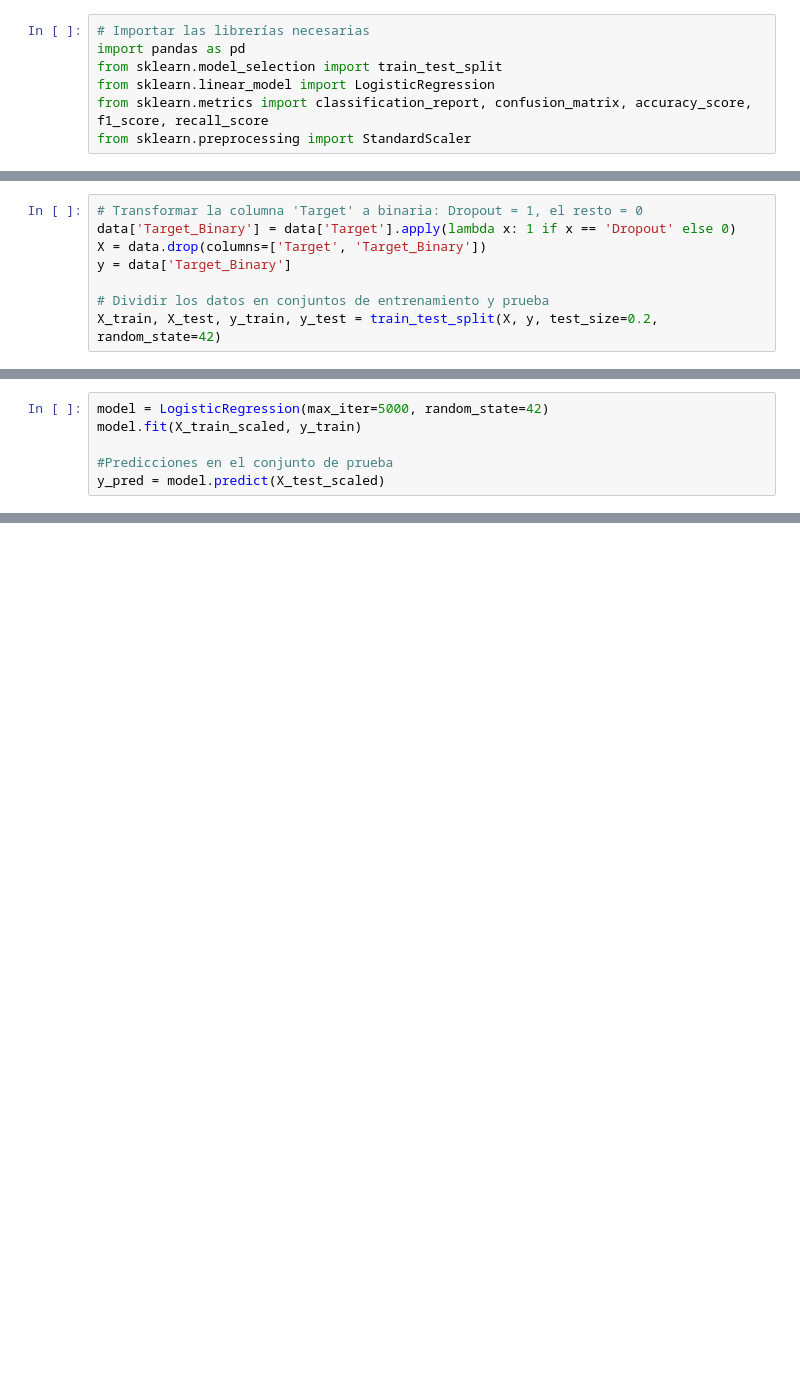
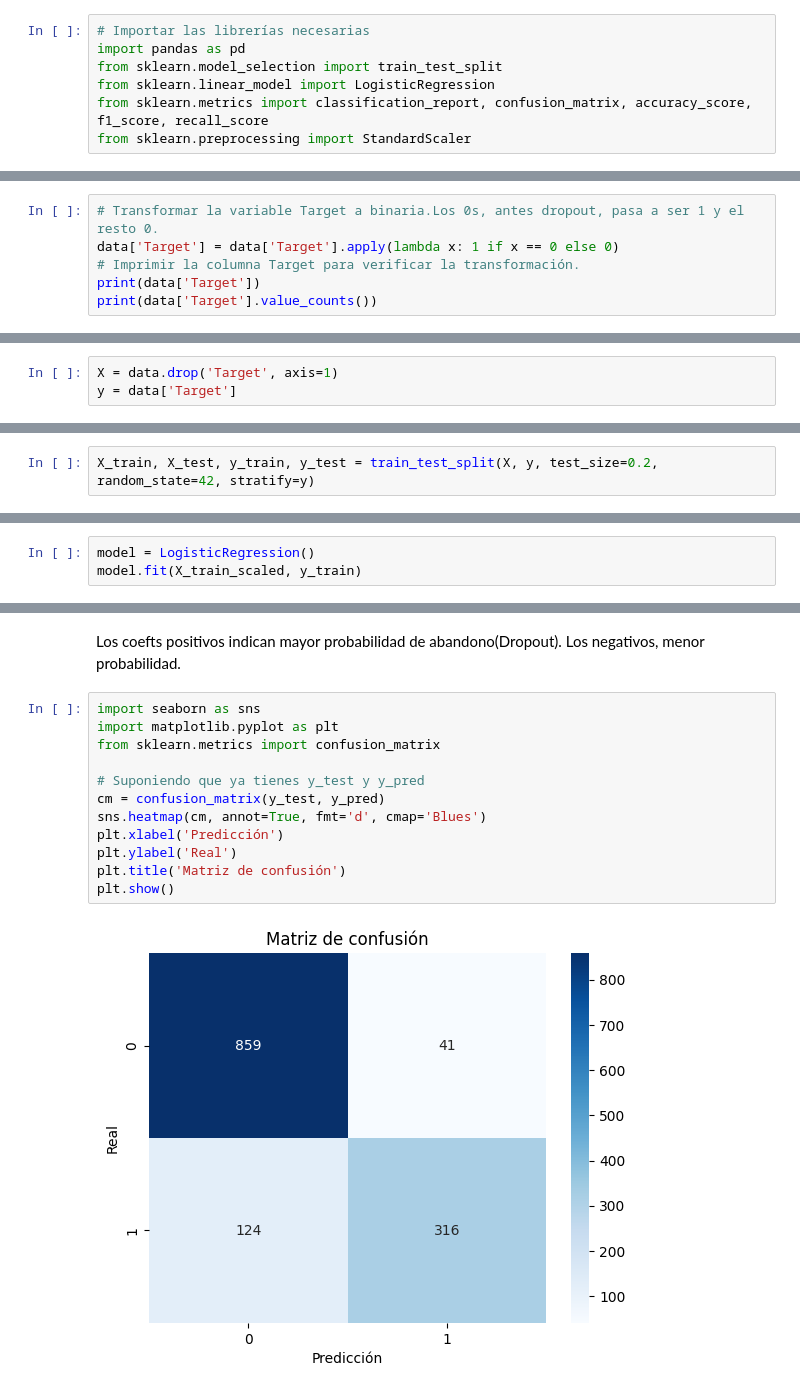
Before and after one commit to criissuarezzz/OriginofMusic, a Jupyter notebook: logistic_regression_analysis.ipynb, the cells around one changed output, grey strips where cells are left out. Saved outputs shown, nothing was run; the diff lists cells and outputs as text; blank space fills up the shorter version.

```diff
--- a/logistic_regression_analysis.ipynb
+++ b/logistic_regression_analysis.ipynb
@@ -22,8 +22,6 @@ Combertimos la columna Target a binaria.Haciendo Dropout=1 e =0 todo lo demás (
 # %%
-# Transformar la columna 'Target' a binaria: Dropout = 1, el resto = 0
-data['Target_Binary'] = data['Target'].apply(lambda x: 1 if x == 'Dropout' else 0)
-X = data.drop(columns=['Target', 'Target_Binary'])
-y = data['Target_Binary']
-
-# Dividir los datos en conjuntos de entrenamiento y prueba
-X_train, X_test, y_train, y_test = train_test_split(X, y, test_size=0.2, random_state=42)
+# Transformar la variable Target a binaria.Los 0s, antes dropout, pasa a ser 1 y el resto 0.
+data['Target'] = data['Target'].apply(lambda x: 1 if x == 0 else 0)
+# Imprimir la columna Target para verificar la transformación.
+print(data['Target'])
+print(data['Target'].value_counts())
@@ -31,0 +47,3 @@ Normalizamos los datos para poder aplicar el algoritmo de regresión logística
+# %%
+X = data.drop('Target', axis=1)
+y = data['Target']
@@ -31,0 +52,2 @@ Normalizamos los datos para poder aplicar el algoritmo de regresión logística
+# %%
+X_train, X_test, y_train, y_test = train_test_split(X, y, test_size=0.2, random_state=42, stratify=y)
@@ -39,6 +62,3 @@ Se entrena el modelo de regresión logística con los datos de entrenamiento ya
 # %%
-model = LogisticRegression(max_iter=5000, random_state=42)
+model = LogisticRegression()
 model.fit(X_train_scaled, y_train)
-
-#Predicciones en el conjunto de prueba
-y_pred = model.predict(X_test_scaled)
@@ -109,0 +115,17 @@ Coeficientes del modelo:
+# %% [markdown]
+Los coefts positivos indican mayor probabilidad de abandono(Dropout).
+Los negativos, menor probabilidad.
+# %%
+import seaborn as sns
+import matplotlib.pyplot as plt
+from sklearn.metrics import confusion_matrix
+
+# Suponiendo que ya tienes y_test y y_pred
+cm = confusion_matrix(y_test, y_pred)
+sns.heatmap(cm, annot=True, fmt='d', cmap='Blues')
+plt.xlabel('Predicción')
+plt.ylabel('Real')
+plt.title('Matriz de confusión')
+plt.show()
+# %% [output]
+[figure, added]
```
Also changed, not shown: parts of 22 cells of this notebook.
